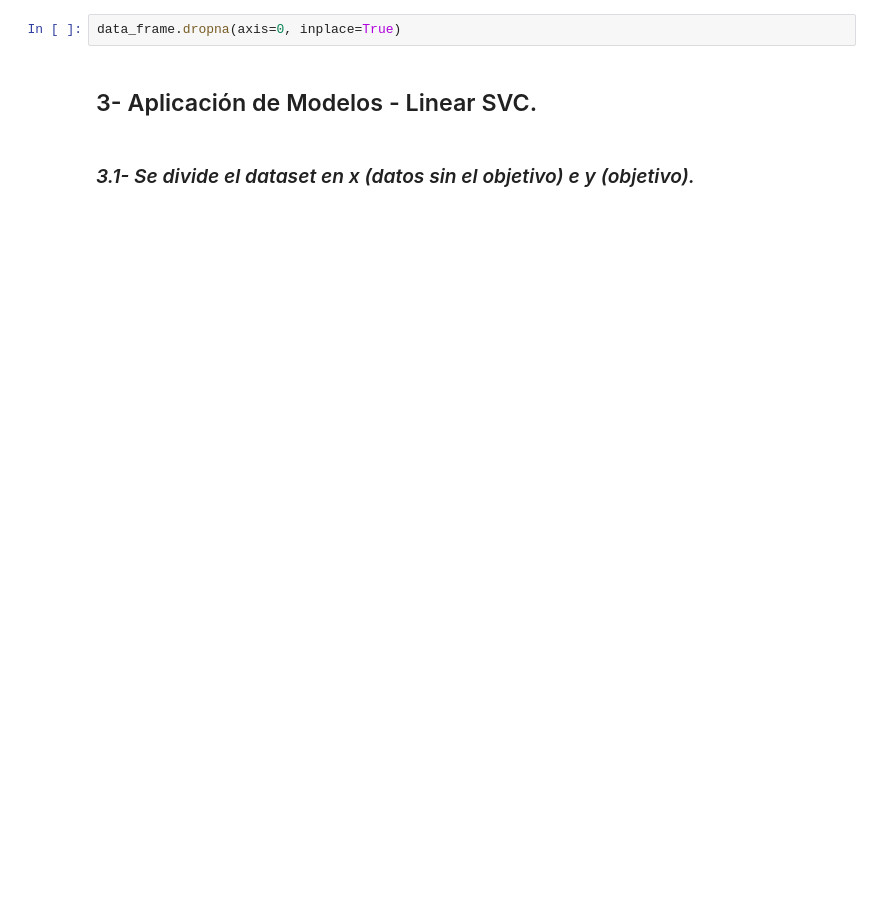
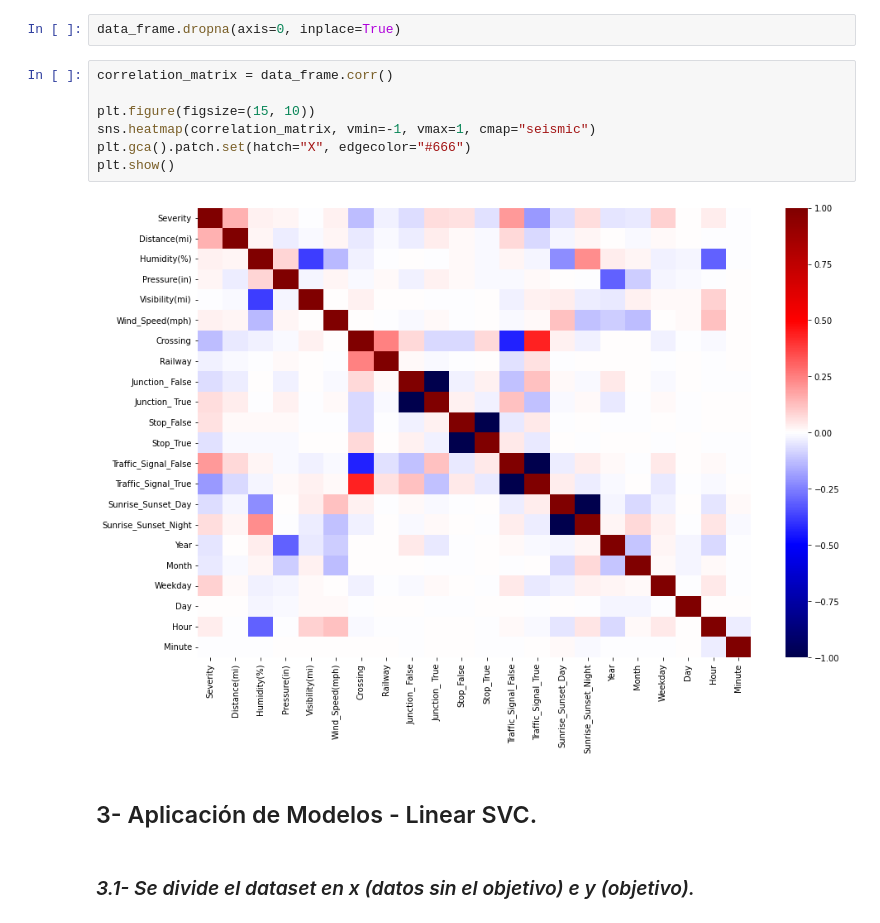
Before and after one commit to diegoritu/Inteligencia_Artificial, a Jupyter notebook: analisis_IA.ipynb, the cells around one changed output. Saved outputs shown, nothing was run; the diff lists cells and outputs as text; blank space fills up the shorter version.

```diff
--- a/analisis_IA.ipynb
+++ b/analisis_IA.ipynb
@@ -67,5 +80,14 @@ data_frame.head(5)
 # %%
 data_frame.dropna(axis=0, inplace=True)
+# %%
+correlation_matrix = data_frame.corr()
+
+plt.figure(figsize=(15, 10))
+sns.heatmap(correlation_matrix, vmin=-1, vmax=1, cmap="seismic")
+plt.gca().patch.set(hatch="X", edgecolor="#666")
+plt.show()
+# %% [output]
+[figure, added]
 # %% [markdown]
 ## 3- Aplicación de Modelos - Linear SVC.
 # %% [markdown]
```
Also changed, not shown: parts of 8 cells of this notebook.
